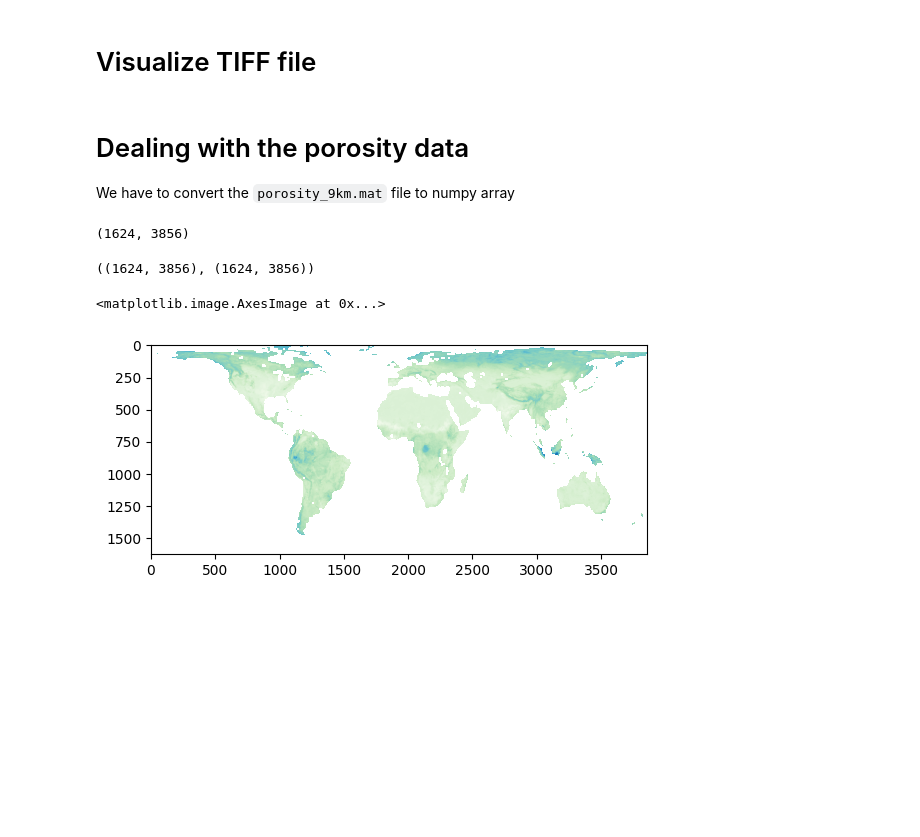
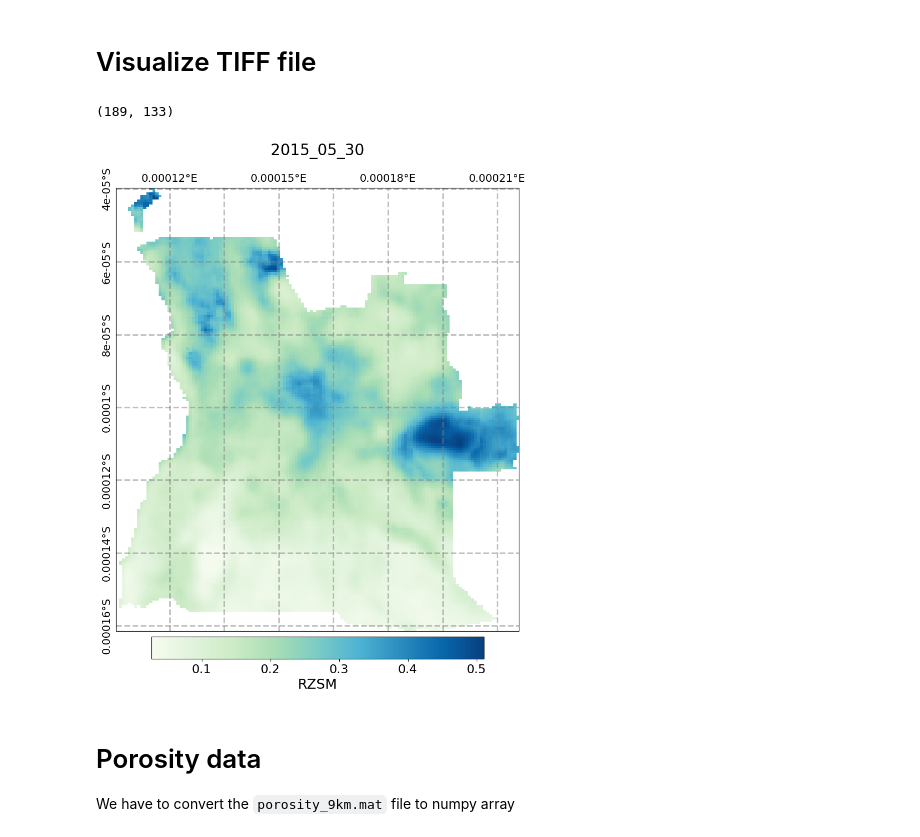
Before and after one commit to edrian-liao/angola-drought, a Jupyter notebook: notebooks/DataExploratory.ipynb, the cells around one changed output. Drawn from its saved outputs; the diff is of its cells as text; code cells hidden in the pictures; blank space fills up the shorter version.

Commit message:
secured porosity data for angola and visualized drought label maps

```diff
--- a/notebooks/DataExploratory.ipynb
+++ b/notebooks/DataExploratory.ipynb
@@ -74,8 +73,12 @@ def viz_tiff(date):
     # plt.savefig(f'../figures/rzsm_{date}.png', dpi=300, bbox_inches='tight')
 # %%
 viz_tiff('2015_05_30')
+sm.shape
+# %% [output]
+(189, 133)
+[figure, added]
 # %% [markdown]
-# Dealing with the porosity data
+# Porosity data
 We have to convert the `porosity_9km.mat` file to numpy array
 # %%
 import scipy.io
@@ -85,17 +86,0 @@ mat3 = scipy.io.loadmat('../data/SMAP_Color_SoilMoisture.mat')
-# %%
-data = mat1['porosity']
-porosity = np.array(data)
-porosity.shape
-# %% [output]
-(1624, 3856)
-# %%
-lat_arr = mat2['SMAPCenterLatitudes']
-lon_arr = mat2['SMAPCenterLongitudes']
-lat_arr.shape, lon_arr.shape
-# %% [output]
-((1624, 3856), (1624, 3856))
-# %%
-plt.imshow(porosity, cmap='GnBu')
-# %% [output]
-<matplotlib.image.AxesImage at 0x...>
-[figure, removed]
```
Also changed, not shown: parts of 26 cells of this notebook, 1 other file.
